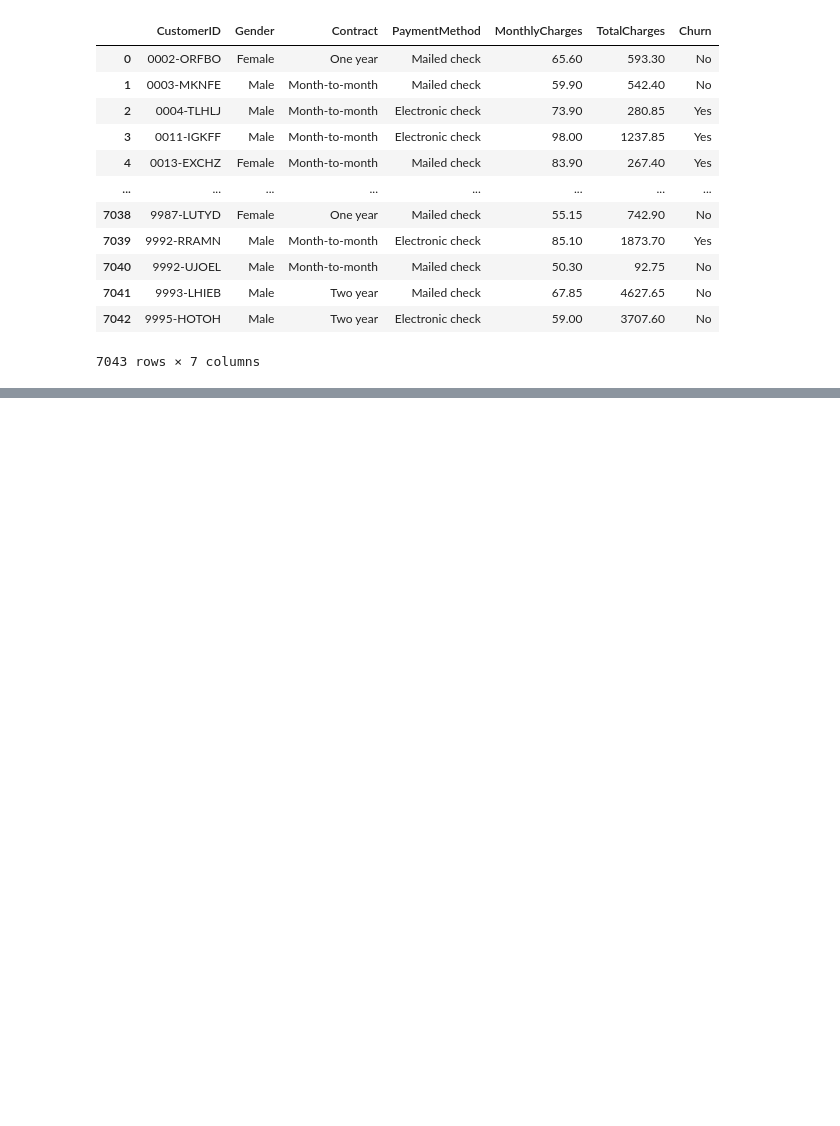
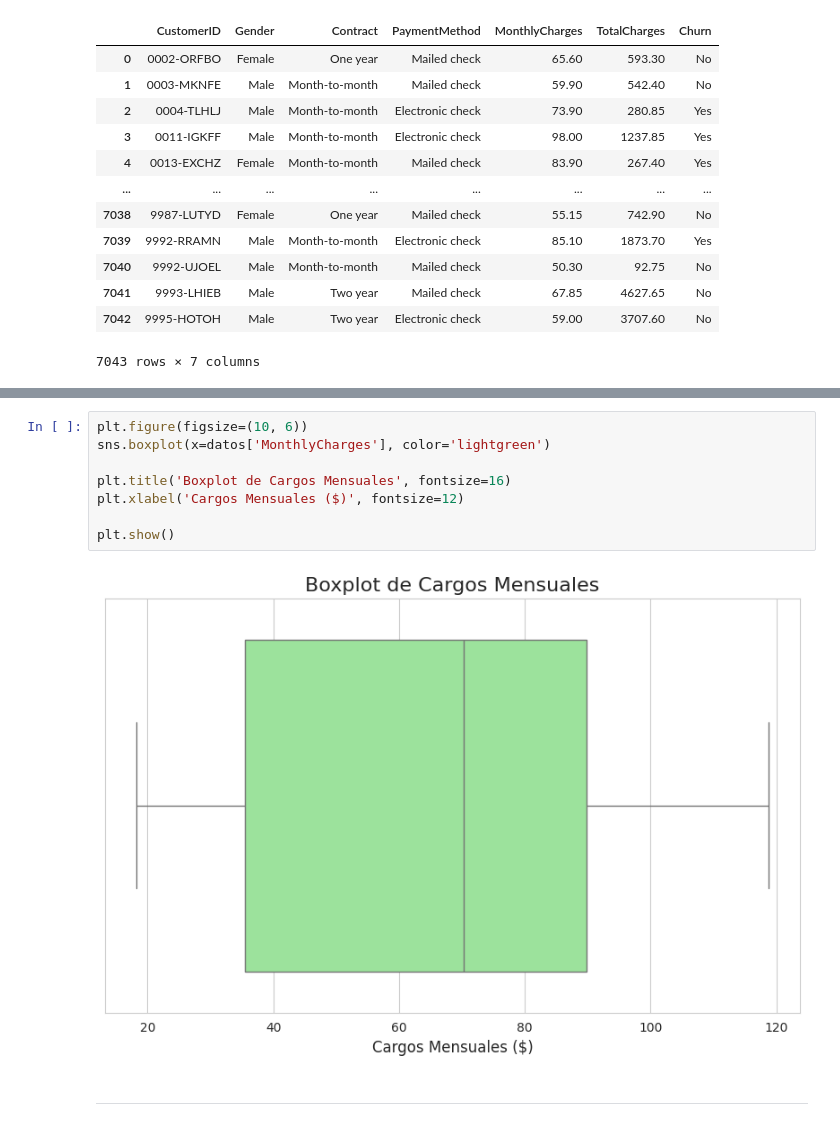
Before and after one commit to AllanFuChao/telecomx_latam_parte2, a Jupyter notebook: telecomx_latam_part2.ipynb, the cells around one changed output, grey strips where cells are left out. Drawn from its saved outputs; the diff is of its cells as text; blank space fills up the shorter version.

```diff
--- a/telecomx_latam_part2.ipynb
+++ b/telecomx_latam_part2.ipynb
@@ -101,0 +341,14 @@ Para llevar a cabo este análisis, seguiremos los siguientes pasos:
+# %%
+plt.figure(figsize=(10, 6))
+sns.boxplot(x=datos['MonthlyCharges'], color='lightgreen')
+
+plt.title('Boxplot de Cargos Mensuales', fontsize=16)
+plt.xlabel('Cargos Mensuales ($)', fontsize=12)
+
+plt.show()
+# %% [output]
+[figure, added]
+# %% [markdown]
+
+
+---
```
Also changed, not shown: parts of 112 cells of this notebook.
